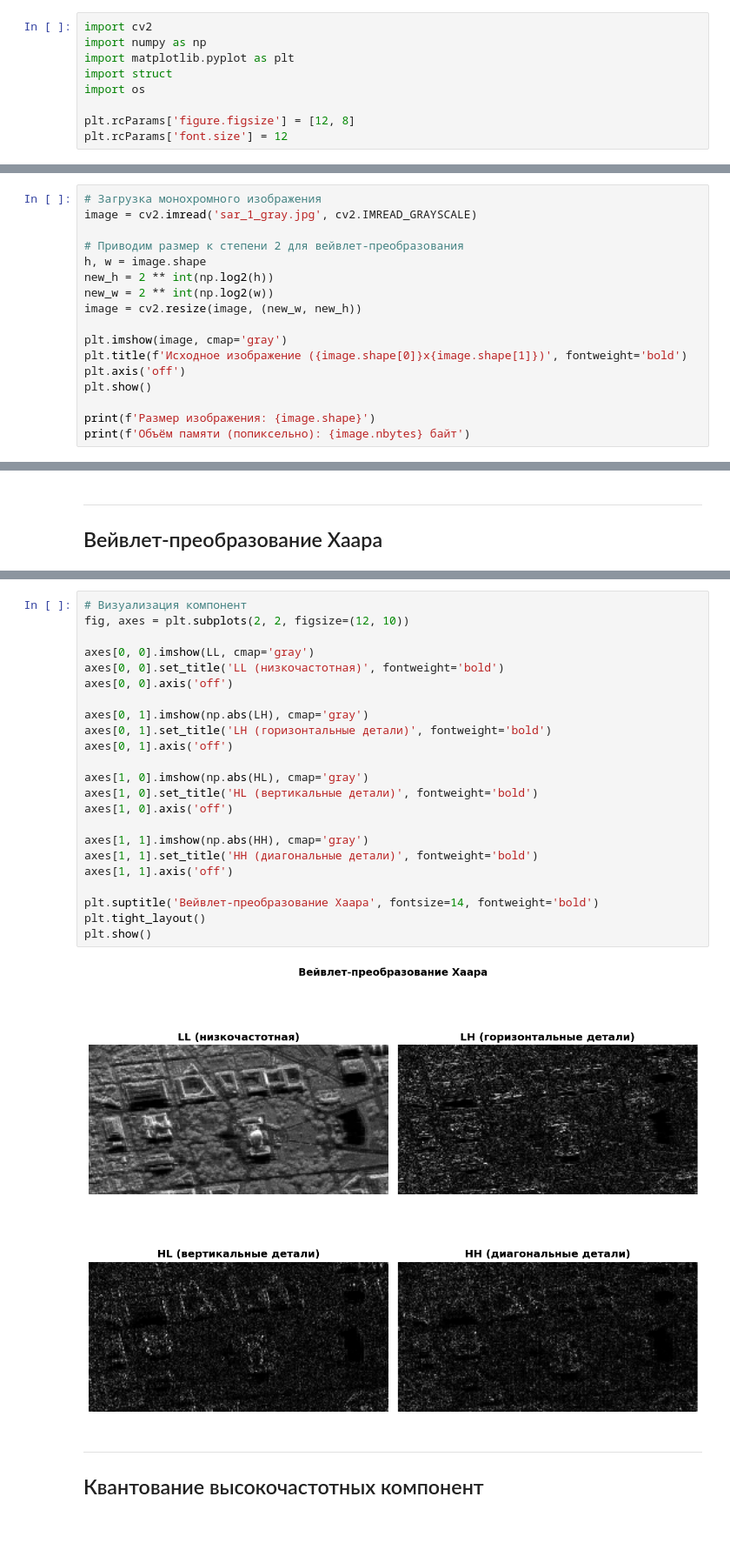
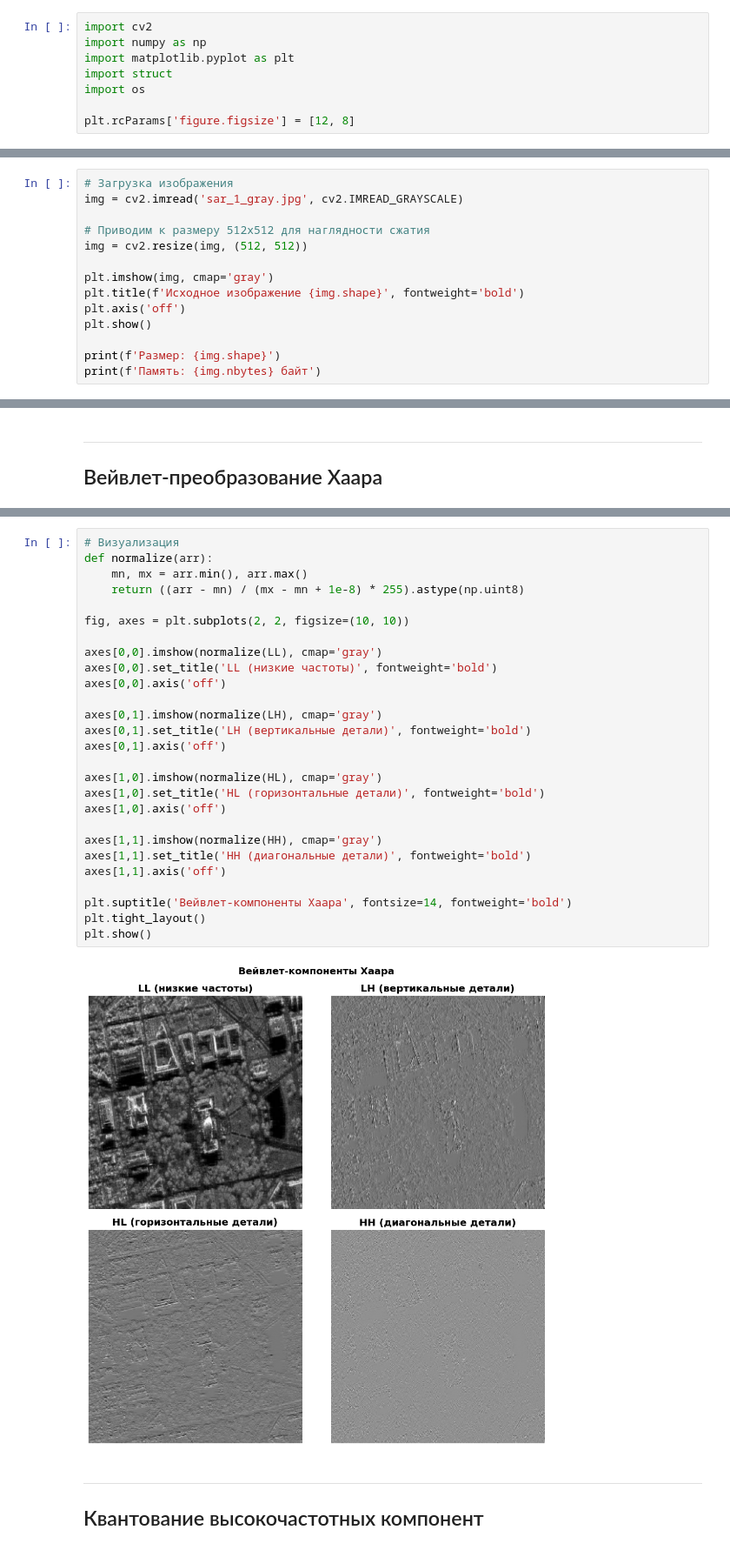
Before and after one commit to AtikD/ImageProcessing, a Jupyter notebook: Practice_7-8/DE_IP_2024_Task_7-8.ipynb, the cells around one changed output, grey strips where cells are left out. Shown at 87% size. Cells and saved outputs as stored; diff of their text form.

```diff
--- a/Practice_7-8/DE_IP_2024_Task_7-8.ipynb
+++ b/Practice_7-8/DE_IP_2024_Task_7-8.ipynb
@@ -6,6 +6,5 @@ import struct
 import os
 
 plt.rcParams['figure.figsize'] = [12, 8]
-plt.rcParams['font.size'] = 12
 # %% [markdown]
 ---
@@ -13,18 +12,15 @@ plt.rcParams['font.size'] = 12
 # %%
-# Загрузка монохромного изображения
-image = cv2.imread('sar_1_gray.jpg', cv2.IMREAD_GRAYSCALE)
+# Загрузка изображения
+img = cv2.imread('sar_1_gray.jpg', cv2.IMREAD_GRAYSCALE)
 
-# Приводим размер к степени 2 для вейвлет-преобразования
-h, w = image.shape
-new_h = 2 ** int(np.log2(h))
-new_w = 2 ** int(np.log2(w))
-image = cv2.resize(image, (new_w, new_h))
+# Приводим к размеру 512x512 для наглядности сжатия
+img = cv2.resize(img, (512, 512))
 
-plt.imshow(image, cmap='gray')
-plt.title(f'Исходное изображение ({image.shape[0]}x{image.shape[1]})', fontweight='bold')
+plt.imshow(img, cmap='gray')
+plt.title(f'Исходное изображение {img.shape}', fontweight='bold')
 plt.axis('off')
 plt.show()
 
-print(f'Размер изображения: {image.shape}')
-print(f'Объём памяти (попиксельно): {image.nbytes} байт')
+print(f'Размер: {img.shape}')
+print(f'Память: {img.nbytes} байт')
 # %% [output]
@@ -110,28 +104,32 @@ print(f'Размеры компонент: {LL.shape}')
 # %%
-# Визуализация компонент
-fig, axes = plt.subplots(2, 2, figsize=(12, 10))
+# Визуализация
+def normalize(arr):
+    mn, mx = arr.min(), arr.max()
+    return ((arr - mn) / (mx - mn + 1e-8) * 255).astype(np.uint8)
 
-axes[0, 0].imshow(LL, cmap='gray')
-axes[0, 0].set_title('LL (низкочастотная)', fontweight='bold')
-axes[0, 0].axis('off')
+fig, axes = plt.subplots(2, 2, figsize=(10, 10))
 
-axes[0, 1].imshow(np.abs(LH), cmap='gray')
-axes[0, 1].set_title('LH (горизонтальные детали)', fontweight='bold')
-axes[0, 1].axis('off')
+axes[0,0].imshow(normalize(LL), cmap='gray')
+axes[0,0].set_title('LL (низкие частоты)', fontweight='bold')
+axes[0,0].axis('off')
 
-axes[1, 0].imshow(np.abs(HL), cmap='gray')
-axes[1, 0].set_title('HL (вертикальные детали)', fontweight='bold')
-axes[1, 0].axis('off')
+axes[0,1].imshow(normalize(LH), cmap='gray')
+axes[0,1].set_title('LH (вертикальные детали)', fontweight='bold')
+axes[0,1].axis('off')
 
-axes[1, 1].imshow(np.abs(HH), cmap='gray')
-axes[1, 1].set_title('HH (диагональные детали)', fontweight='bold')
-axes[1, 1].axis('off')
+axes[1,0].imshow(normalize(HL), cmap='gray')
+axes[1,0].set_title('HL (горизонтальные детали)', fontweight='bold')
+axes[1,0].axis('off')
 
-plt.suptitle('Вейвлет-преобразование Хаара', fontsize=14, fontweight='bold')
+axes[1,1].imshow(normalize(HH), cmap='gray')
+axes[1,1].set_title('HH (диагональные детали)', fontweight='bold')
+axes[1,1].axis('off')
+
+plt.suptitle('Вейвлет-компоненты Хаара', fontsize=14, fontweight='bold')
 plt.tight_layout()
 plt.show()
 # %% [output]
-[figure, old version]
+[figure, new version]
 # %% [markdown]
 ---
 ## Квантование высокочастотных компонент
```
Also changed, not shown: parts of 22 cells of this notebook, 5 other files.
